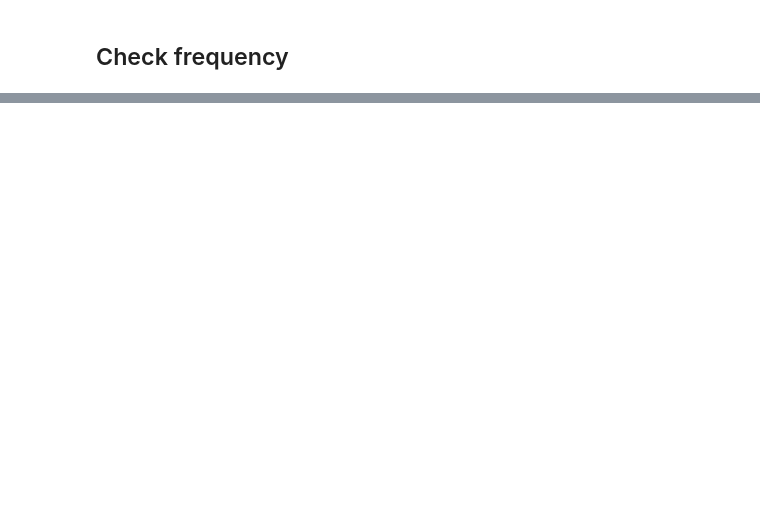
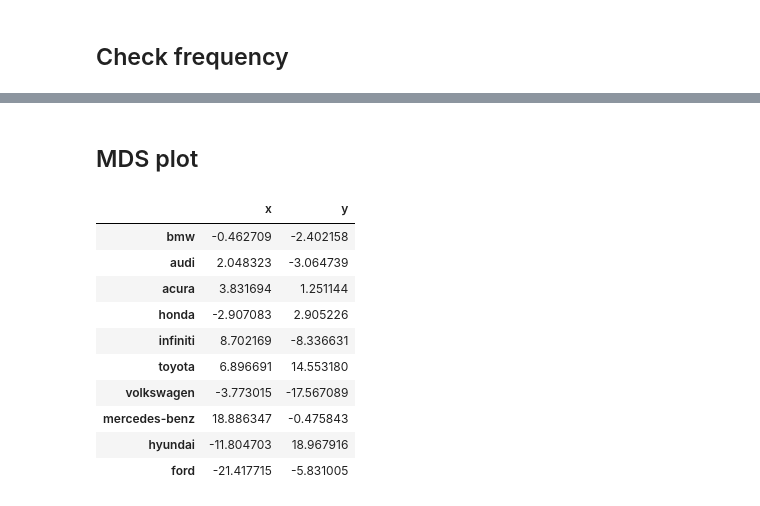
Before and after one commit to cdd6689/Twitter-Politics-Text-Analytics-project-, a Jupyter notebook: HW/HW1/HW1_notebook_matthew.ipynb, the cells around one changed output, grey strips where cells are left out. Cells and saved outputs as stored; diff of their text form; code cells hidden in the pictures; blank space fills up the shorter version.

```diff
--- a/HW/HW1/HW1_notebook_matthew.ipynb
+++ b/HW/HW1/HW1_notebook_matthew.ipynb
@@ -225,0 +256,20 @@ models[models['brand'] == 'sedan']
+# %% [markdown]
+## MDS plot
+# %%
+from sklearn.manifold import MDS
+embedding = MDS(n_components=2)
+mds = embedding.fit_transform(lift_brands)
+mds = pd.DataFrame(mds, index=lift_brands.index.values, columns=['x', 'y'])
+mds
+# %% [output]
+|  | x | y |
+| bmw | -0.462709 | -2.402158 |
+| audi | 2.048323 | -3.064739 |
+| acura | 3.831694 | 1.251144 |
+| honda | -2.907083 | 2.905226 |
+| infiniti | 8.702169 | -8.336631 |
+| toyota | 6.896691 | 14.553180 |
+| volkswagen | -3.773015 | -17.567089 |
+| mercedes-benz | 18.886347 | -0.475843 |
+| hyundai | -11.804703 | 18.967916 |
+| ford | -21.417715 | -5.831005 |
```
Also changed, not shown: parts of 22 cells of this notebook.
